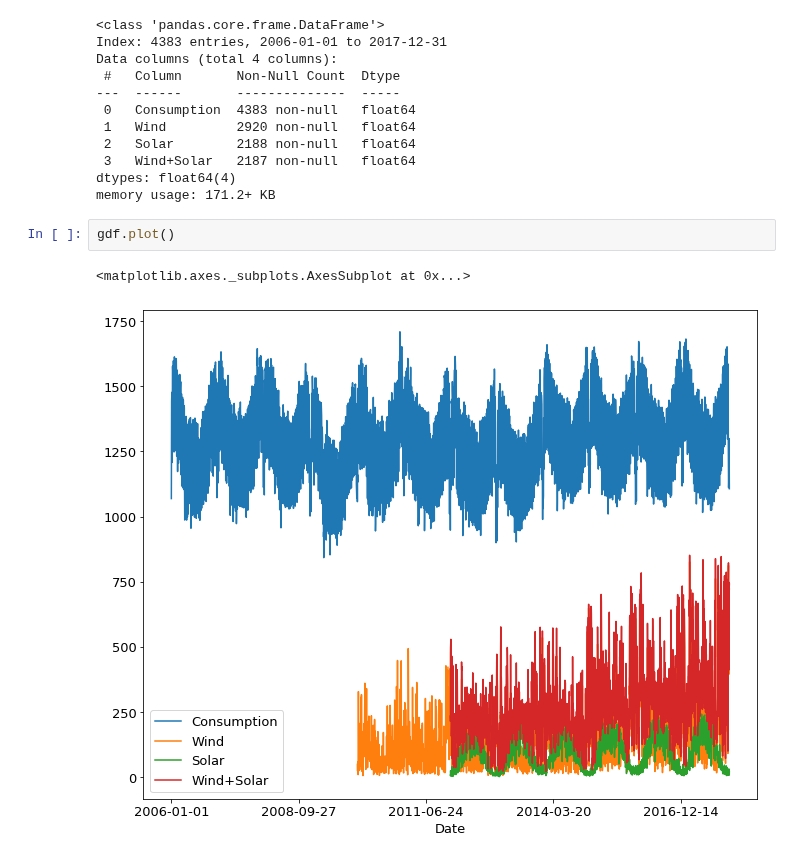
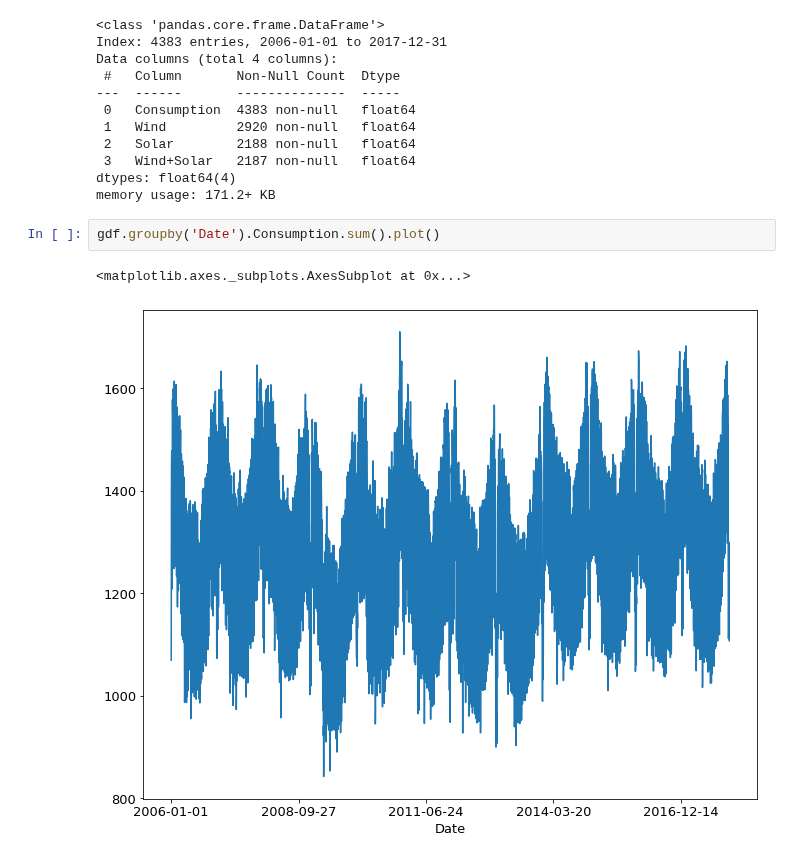
Before and after one commit to faithkane3/ds-methodologies-exercises, a Jupyter notebook: time_series/testing.ipynb, the cells around one changed output. Drawn from its saved outputs; the diff is of its cells as text.

```diff
--- a/time_series/testing.ipynb
+++ b/time_series/testing.ipynb
@@ -98,7 +102,7 @@ Data columns (total 4 columns):
 dtypes: float64(4)
 memory usage: 171.2+ KB
 # %%
-gdf.plot()
+gdf.groupby('Date').Consumption.sum().plot()
 # %% [output]
 <matplotlib.axes._subplots.AxesSubplot at 0x...>
-[figure, old version]
+[figure, new version]
```
Also changed, not shown: parts of 5 cells of this notebook, 2 other files.
